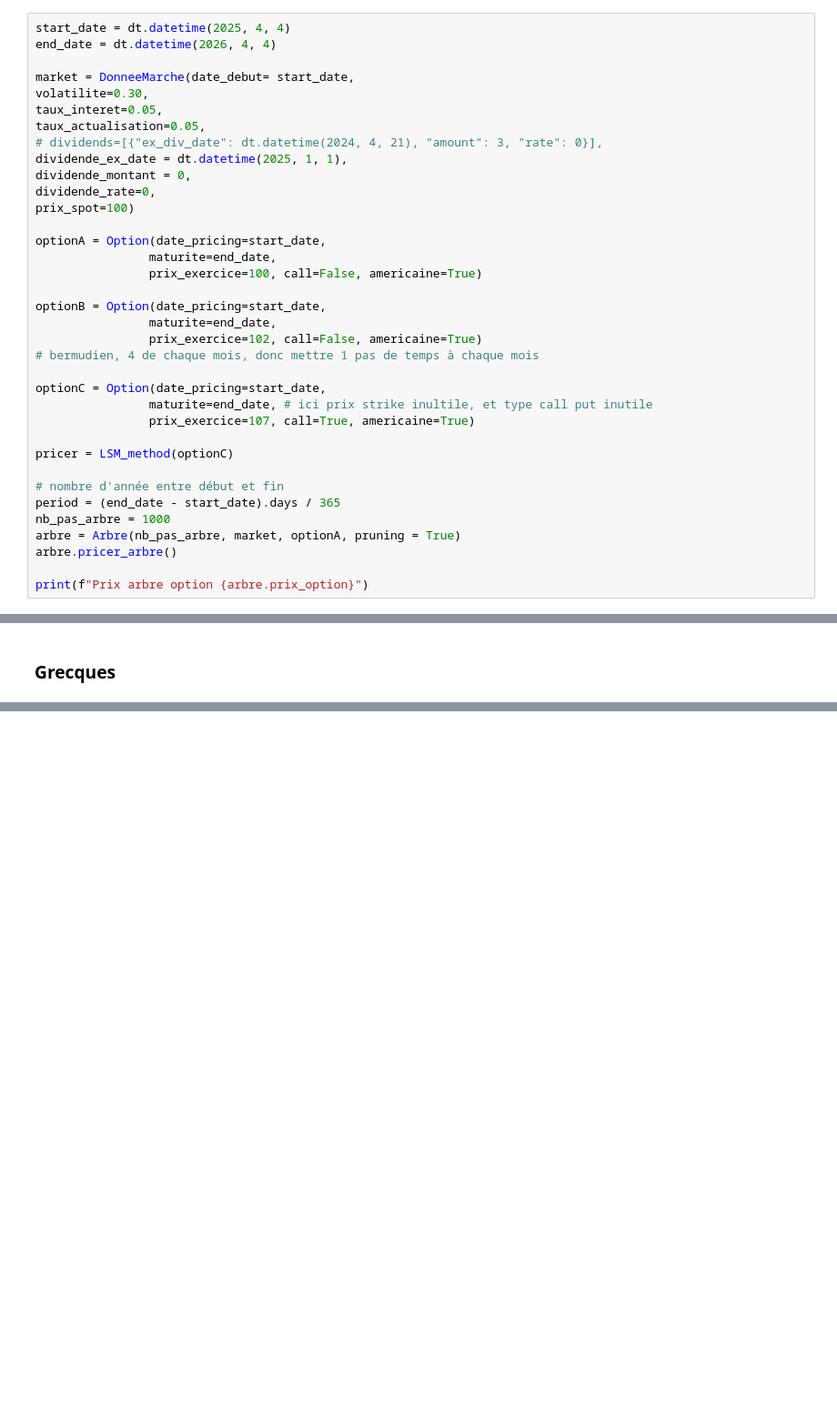
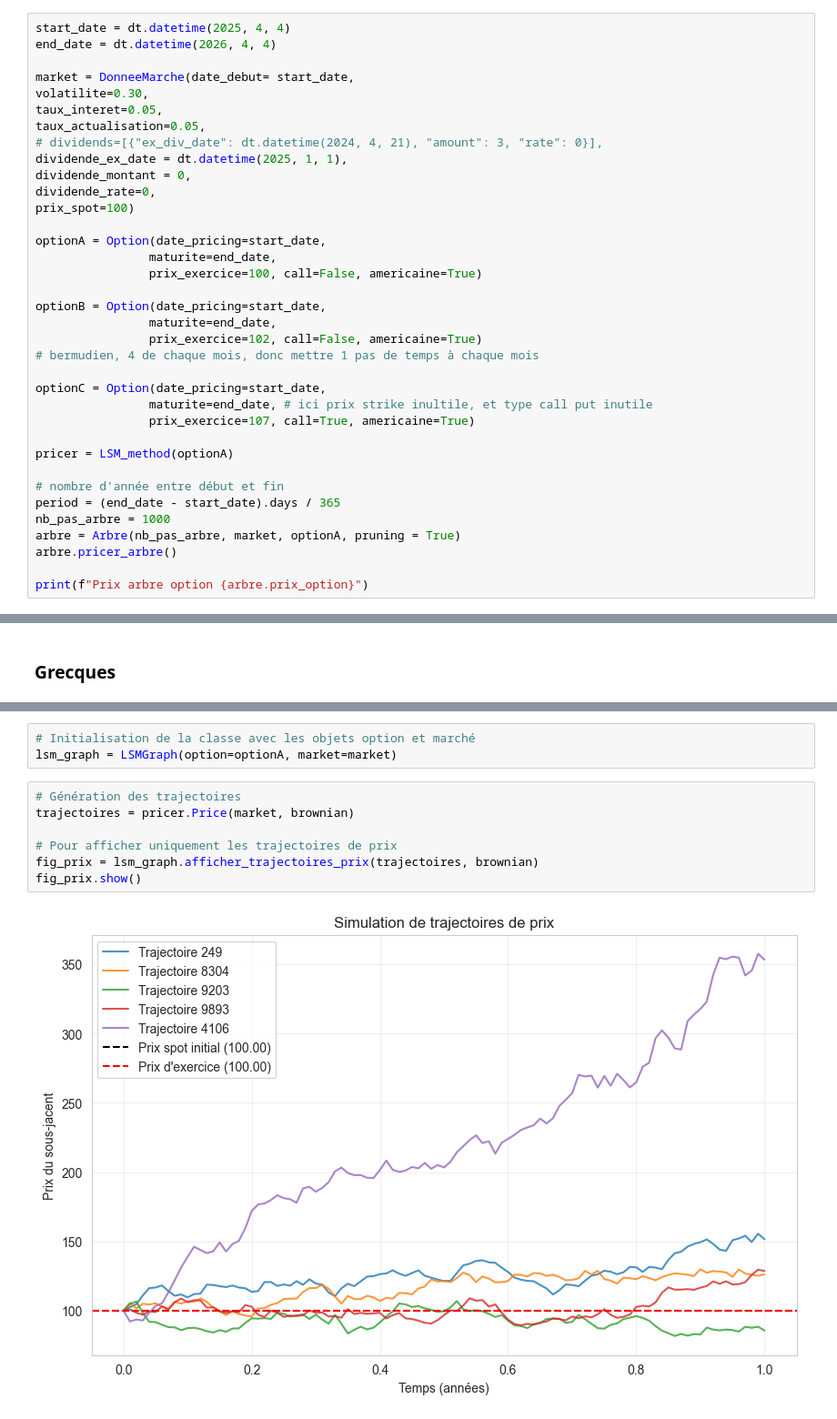
Before and after one commit to lincecile/Monte-Carlo-simulations-Longstaff-Schwartz, a Jupyter notebook: Exemple_notebook.ipynb, the cells around one changed output, grey strips where cells are left out. Shown at 91% size. Cells and saved outputs as stored; diff of their text form; blank space fills up the shorter version.

Commit message:
ajout methodes des graphs

```diff
--- a/Exemple_notebook.ipynb
+++ b/Exemple_notebook.ipynb
@@ -41,7 +42,7 @@ optionC = Option(date_pricing=start_date,
                 maturite=end_date, # ici prix strike inultile, et type call put inutile
                 prix_exercice=107, call=True, americaine=True)
 
-pricer = LSM_method(optionC)
+pricer = LSM_method(optionA)
 
 # nombre d'année entre début et fin
 period = (end_date - start_date).days / 365
@@ -205,0 +205,12 @@ np.float64(-8.7105062608671)
+# %%
+# Initialisation de la classe avec les objets option et marché
+lsm_graph = LSMGraph(option=optionA, market=market)
+# %%
+# Génération des trajectoires
+trajectoires = pricer.Price(market, brownian)
+
+# Pour afficher uniquement les trajectoires de prix
+fig_prix = lsm_graph.afficher_trajectoires_prix(trajectoires, brownian)
+fig_prix.show()
+# %% [output]
+[figure, added]
```
Also changed, not shown: parts of 9 cells of this notebook, 3 other files.
